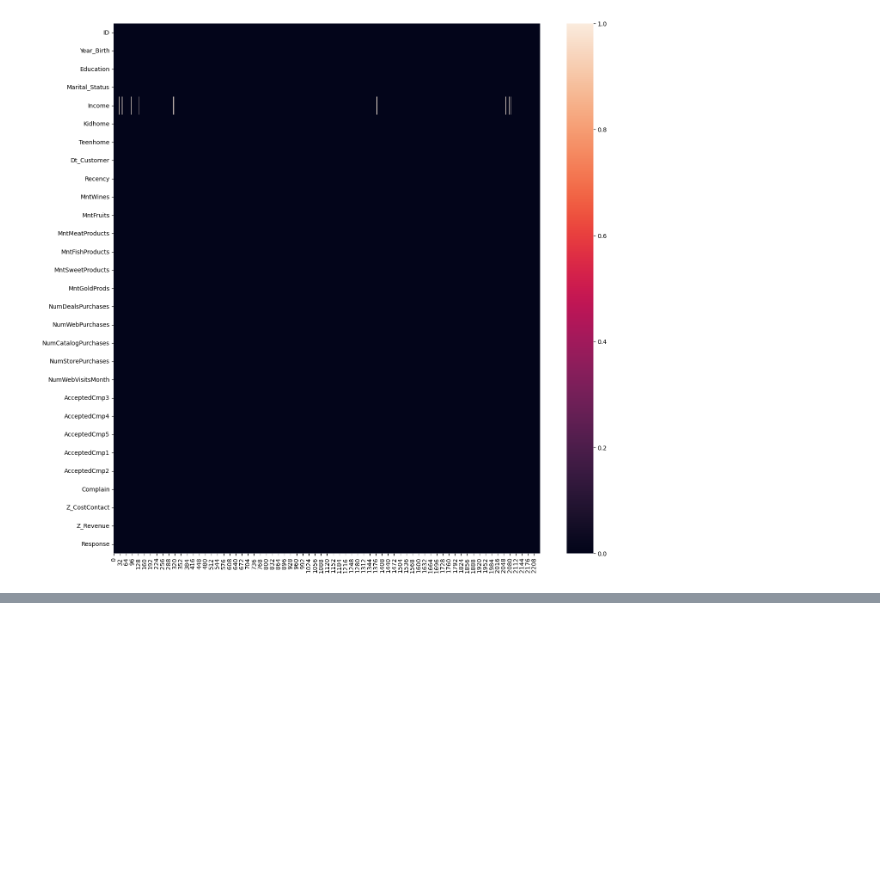
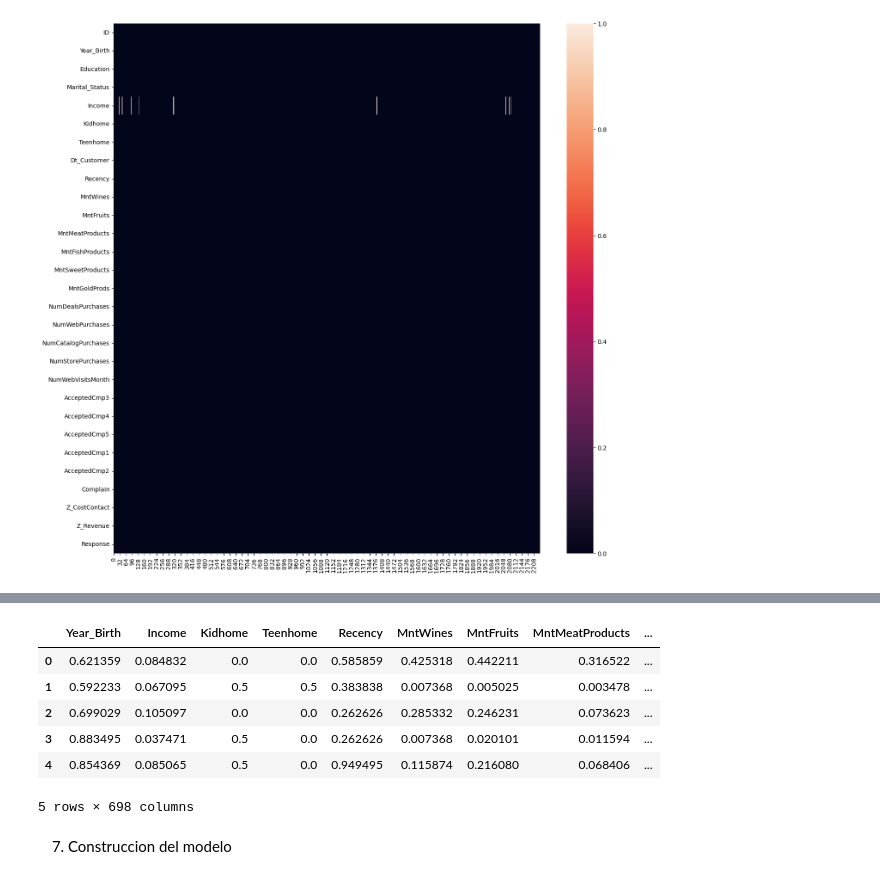
Before and after one commit to SierraSantiago/Caso-de-Agrupamiento, a Jupyter notebook: Caso1.ipynb, the cells around one changed output, grey strips where cells are left out. Drawn from its saved outputs; the diff is of its cells as text; code cells hidden in the pictures; blank space fills up the shorter version.

```diff
--- a/Caso1.ipynb
+++ b/Caso1.ipynb
@@ -116,0 +195,30 @@ plt.show()
+# %%
+#Transformacion de variables
+from sklearn.compose import ColumnTransformer
+from sklearn.preprocessing import OneHotEncoder, MinMaxScaler
+from sklearn.pipeline import Pipeline
+
+
+#Identificar las columnas numericas y categoricas
+num_col = data_del.select_dtypes(include=['int64', 'float64']).columns.tolist()
+cat_col = data_del.select_dtypes(include=['object']).columns.tolist()
+
+
+#Definir el tipo de transformacion por tipo de dato
+num_transformer = Pipeline(steps=[
+    ('scaler', MinMaxScaler())
+])
+cat_transformer = Pipeline(steps=[
+    ('encoder', OneHotEncoder())
+])
+
+#Diseno de transformador de columnas
+preprocessor = ColumnTransformer(
+    transformers=[
+        ('num', num_transformer, num_col),
+        ('cat', cat_transformer, cat_col)
+    ],
+    remainder='passthrough'
+)
+
+preprocessor
@@ -116,0 +243,5 @@ plt.show()
+# %%
+data_pre= preprocessor.fit_transform(data_del)
+data_array = data_pre.toarray()
+
+data_array
@@ -116,0 +262,15 @@ plt.show()
+# %%
+cod_cat = preprocessor.named_transformers_['cat']['encoder'].get_feature_names_out(cat_col)
+labels = np.concatenate([num_col, cod_cat])
+data_pro = pd.DataFrame(data_array, columns=labels)
+data_pro.head()
+# %% [output]
+|  | Year_Birth | Income | Kidhome | Teenhome | Recency | MntWines | MntFruits | MntMeatProducts | ... |
+| 0 | 0.621359 | 0.084832 | 0.0 | 0.0 | 0.585859 | 0.425318 | 0.442211 | 0.316522 | ... |
+| 1 | 0.592233 | 0.067095 | 0.5 | 0.5 | 0.383838 | 0.007368 | 0.005025 | 0.003478 | ... |
+| 2 | 0.699029 | 0.105097 | 0.0 | 0.0 | 0.262626 | 0.285332 | 0.246231 | 0.073623 | ... |
+| 3 | 0.883495 | 0.037471 | 0.5 | 0.0 | 0.262626 | 0.007368 | 0.020101 | 0.011594 | ... |
+| 4 | 0.854369 | 0.085065 | 0.5 | 0.0 | 0.949495 | 0.115874 | 0.216080 | 0.068406 | ... |
+5 rows × 698 columns
+# %% [markdown]
+7. Construccion del modelo
```
Also changed, not shown: parts of 13 cells of this notebook.
